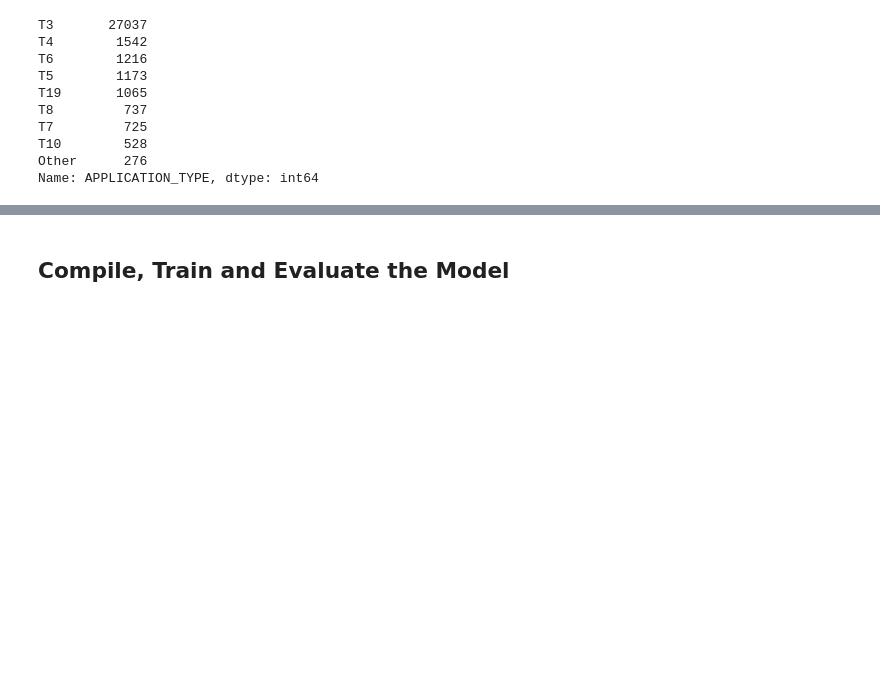
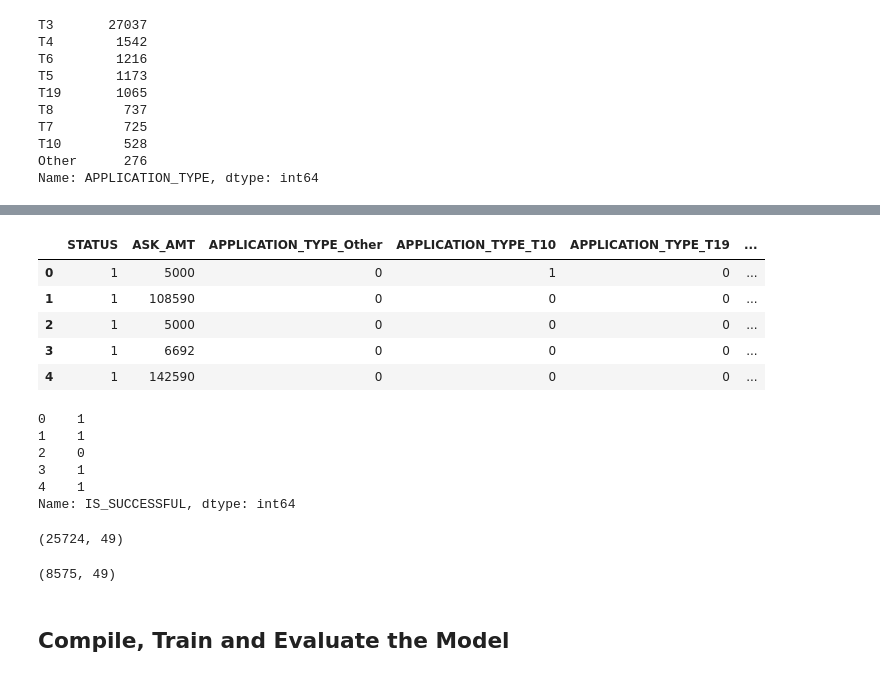
Before and after one commit to Fescamil1/Deep_learning_challenge_Charity_Fund_Predictor, a Jupyter notebook: AlphabetSoupCharity_Optimzation.ipynb, the cells around one changed output, grey strips where cells are left out. Drawn from its saved outputs; the diff is of its cells as text; code cells hidden in the pictures; blank space fills up the shorter version.

```diff
--- a/AlphabetSoupCharity_Optimzation.ipynb
+++ b/AlphabetSoupCharity_Optimzation.ipynb
@@ -138,9 +176,28 @@ Name: CLASSIFICATION, dtype: int64
 # %%
 # Split our preprocessed data into our features and target arrays
-#  YOUR CODE GOES HERE
+X = app_dummies_df.drop(columns=["IS_SUCCESSFUL"],axis =1)
+y = app_dummies_df["IS_SUCCESSFUL"]
 
 # Split the preprocessed data into a training and testing dataset
-#  YOUR CODE GOES HERE
+X_train, X_test, y_train, y_test = train_test_split(X, y, random_state=35)
+# %%
+X.head()
+# %% [output]
+|  | STATUS | ASK_AMT | APPLICATION_TYPE_Other | APPLICATION_TYPE_T10 | APPLICATION_TYPE_T19 | ... |
+| 0 | 1 | 5000 | 0 | 1 | 0 | ... |
+| 1 | 1 | 108590 | 0 | 0 | 0 | ... |
+| 2 | 1 | 5000 | 0 | 0 | 0 | ... |
+| 3 | 1 | 6692 | 0 | 0 | 0 | ... |
+| 4 | 1 | 142590 | 0 | 0 | 0 | ... |
+# %%
+y.head()
+# %% [output]
+0    1
+1    1
+2    0
+3    1
+4    1
+Name: IS_SUCCESSFUL, dtype: int64
 # %%
 # Create a StandardScaler instances
 scaler = StandardScaler()
@@ -151,6 +208,14 @@ X_scaler = scaler.fit(X_train)
 # Scale the data
 X_train_scaled = X_scaler.transform(X_train)
 X_test_scaled = X_scaler.transform(X_test)
+# %%
+print(X_train_scaled.shape)
+# %% [output]
+(25724, 49)
+# %%
+print(X_test_scaled.shape)
+# %% [output]
+(8575, 49)
 # %% [markdown]
 ## Compile, Train and Evaluate the Model
 # %%
```
Also changed, not shown: parts of 34 cells of this notebook, 1 other file.
